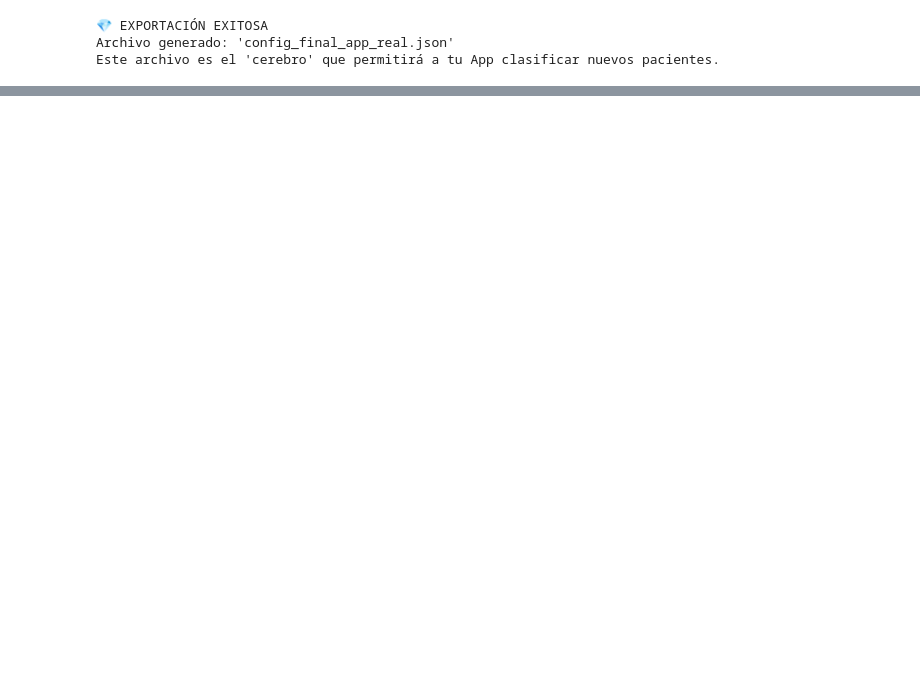
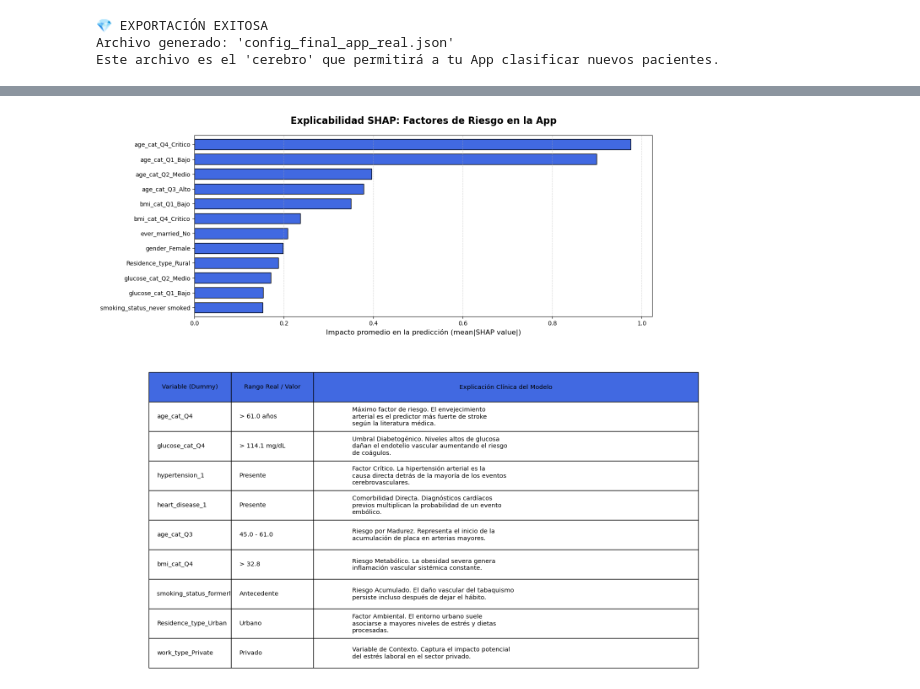
Before and after one commit to 31Victor45/Classifying_Stroke_Patients_using_Machine_Learning, a Jupyter notebook: 4-Creacion_Modelos_Aprendizaje_Maquina/2-Creando_Modelo_XG-Boost/1-XG-Boost_Full/13-XG-Boost_var_num_reales.ipynb, the cells around one changed output, grey strips where cells are left out. Saved outputs shown, nothing was run; the diff lists cells and outputs as text; code cells hidden in the pictures; blank space fills up the shorter version.

```diff
--- a/4-Creacion_Modelos_Aprendizaje_Maquina/2-Creando_Modelo_XG-Boost/1-XG-Boost_Full/13-XG-Boost_var_num_reales.ipynb
+++ b/4-Creacion_Modelos_Aprendizaje_Maquina/2-Creando_Modelo_XG-Boost/1-XG-Boost_Full/13-XG-Boost_var_num_reales.ipynb
@@ -194,0 +184,61 @@ Este proyecto ha evolucionado de un análisis exploratorio a una **solución de
+# %%
+import shap
+import textwrap
+
+# 1. Cálculo de valores SHAP
+explainer = shap.TreeExplainer(model_master)
+shap_values = explainer.shap_values(X)
+
+# 2. Configuración de la figura: Gráfico arriba, Tabla abajo
+fig = plt.figure(figsize=(14, 16)) # Aumentamos la altura para acomodar la tabla
+gs = fig.add_gridspec(2, 1, height_ratios=[0.8, 1.2], hspace=0.3)
+
+ax0 = fig.add_subplot(gs[0]) # Espacio para el gráfico SHAP
+ax1 = fig.add_subplot(gs[1]) # Espacio para la Tabla
+
+# --- PARTE A: GRÁFICO SHAP DE IMPORTANCIA GLOBAL ---
+global_shap_importance = np.abs(shap_values).mean(0)
+shap_df = pd.Series(global_shap_importance, index=X.columns).sort_values(ascending=True).tail(12)
+
+shap_df.plot(kind='barh', color='royalblue', edgecolor='black', ax=ax0, width=0.7)
+ax0.set_title("Explicabilidad SHAP: Factores de Riesgo en la App", fontsize=16, fontweight='bold', pad=20)
+ax0.set_xlabel("Impacto promedio en la predicción (mean|SHAP value|)", fontsize=12)
+ax0.grid(axis='x', linestyle='--', alpha=0.5)
+
+# --- PARTE B: TABLA DE INTERPRETACIÓN CON AJUSTE DE TEXTO ---
+ax1.axis('off')
+
+# Función para envolver texto y que quepa en la celda
+def wrap_text(text, width=50):
+    return '\n'.join(textwrap.wrap(text, width))
+
+data_interpretacion = [
+    ["age_cat_Q4", f"> {bins_age[3]:.1f} años", wrap_text("Máximo factor de riesgo. El envejecimiento arterial es el predictor más fuerte de stroke según la literatura médica.")],
+    ["glucose_cat_Q4", f"> {bins_glucose[3]:.1f} mg/dL", wrap_text("Umbral Diabetogénico. Niveles altos de glucosa dañan el endotelio vascular aumentando el riesgo de coágulos.")],
+    ["hypertension_1", "Presente", wrap_text("Factor Crítico. La hipertensión arterial es la causa directa detrás de la mayoría de los eventos cerebrovasculares.")],
+    ["heart_disease_1", "Presente", wrap_text("Comorbilidad Directa. Diagnósticos cardíacos previos multiplican la probabilidad de un evento embólico.")],
+    ["age_cat_Q3", f"{bins_age[2]:.1f} - {bins_age[3]:.1f}", wrap_text("Riesgo por Madurez. Representa el inicio de la acumulación de placa en arterias mayores.")],
+    ["bmi_cat_Q4", f"> {bins_bmi[3]:.1f}", wrap_text("Riesgo Metabólico. La obesidad severa genera inflamación vascular sistémica constante.")],
+    ["smoking_status_formerly smoked", "Antecedente", wrap_text("Riesgo Acumulado. El daño vascular del tabaquismo persiste incluso después de dejar el hábito.")],
+    ["Residence_type_Urban", "Urbano", wrap_text("Factor Ambiental. El entorno urbano suele asociarse a mayores niveles de estrés y dietas procesadas.")],
+    ["work_type_Private", "Privado", wrap_text("Variable de Contexto. Captura el impacto potencial del estrés laboral en el sector privado.")]
+]
+
+columnas = ["Variable (Dummy)", "Rango Real / Valor", "Explicación Clínica del Modelo"]
+
+# Estilizado de la tabla (Ancha y Clara)
+tabla = ax1.table(cellText=data_interpretacion,
+                  colLabels=columnas,
+                  cellLoc='left',
+                  loc='center',
+                  colWidths=[0.15, 0.15, 0.70], # Ajustamos anchos para la explicación larga
+                  colColours=["#4169E1"]*3)
+
+# Estética Final
+tabla.auto_set_font_size(False)
+tabla.set_fontsize(10.5)
+tabla.scale(1.2, 4.2) # Escalado vertical para que el texto envuelto tenga espacio
+
+plt.show()
+# %% [output]
+[figure, added]
```
Also changed, not shown: parts of 8 cells of this notebook, 33 other files.
